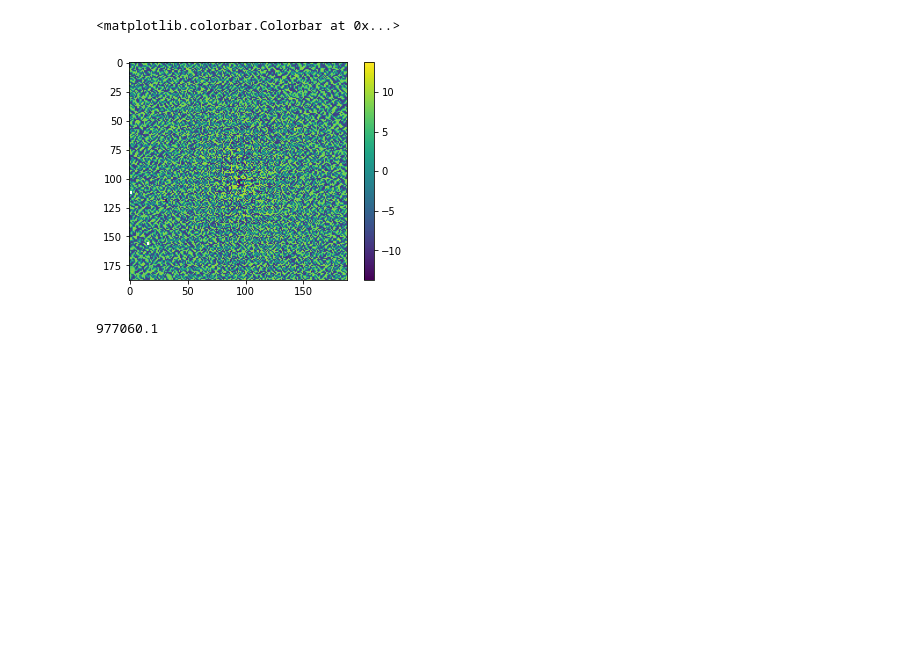
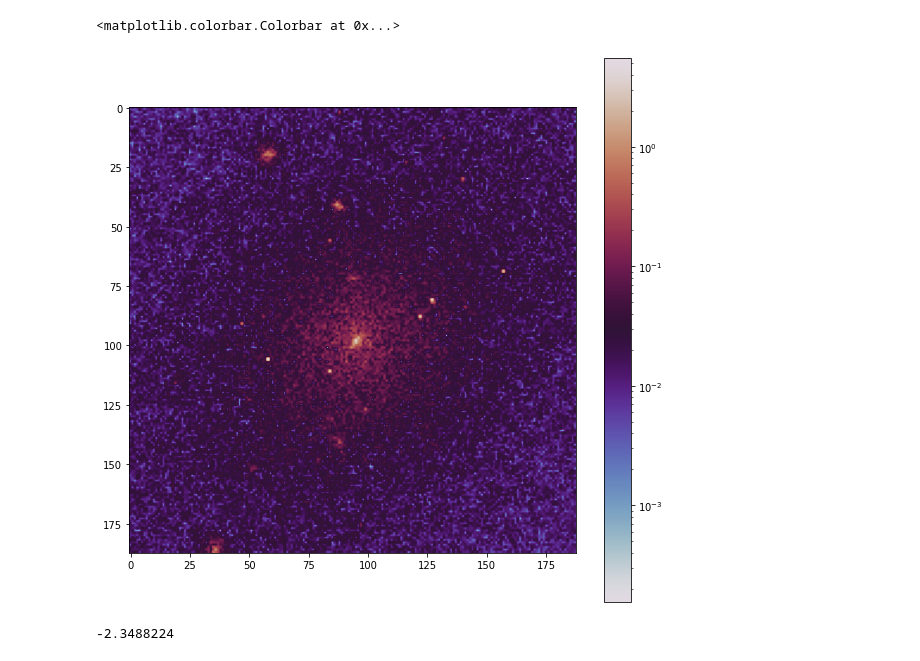
Before and after one commit to AlexandreAdam/Censai, a Jupyter notebook: notebooks/spl.ipynb, the cells around one changed output. Cells and saved outputs as stored; diff of their text form; code cells hidden in the pictures; blank space fills up the shorter version.

```diff
--- a/notebooks/spl.ipynb
+++ b/notebooks/spl.ipynb
@@ -47,12 +56,17 @@ nan
-# %%
-plt.imshow(np.arcsinh(hf[4].data))
-plt.colorbar()
-# %% [output]
-<matplotlib.colorbar.Colorbar at 0x...>
-[figure, removed]
+# %%
+gam1 = hf[3].data
+gam2 = hf[4].data
+gam = np.sqrt(gam1**2 + gam2**2)
+# %%
+plt.figure(figsize=(10, 10))
+plt.imshow(gam, cmap="twilight", norm=LogNorm())
+plt.colorbar()
+# %% [output]
+<matplotlib.colorbar.Colorbar at 0x...>
+[figure, added]
 # %%
 gam1 = hf[3].data
-# %%
-np.nanmax(gam1)
-# %% [output]
-977060.1
+# %%
+gam1.min()
+# %% [output]
+-2.3488224
```
Also changed, not shown: parts of 9 cells of this notebook, 5 other files.
